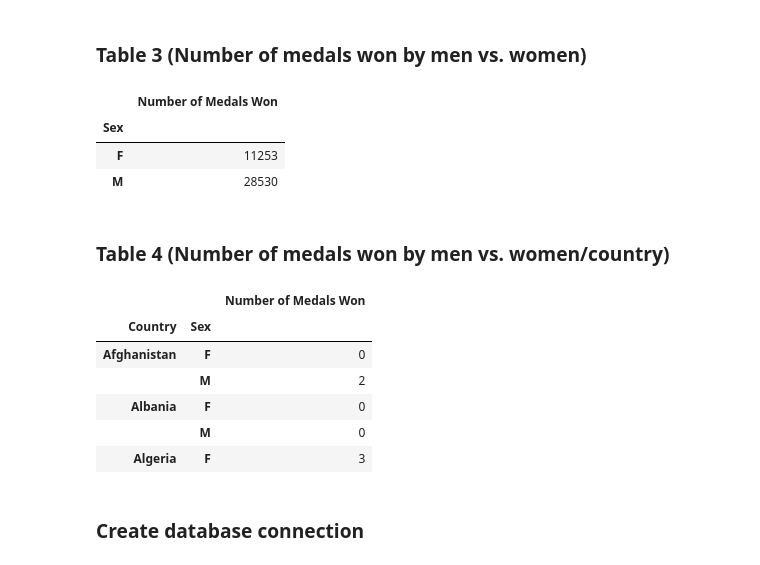
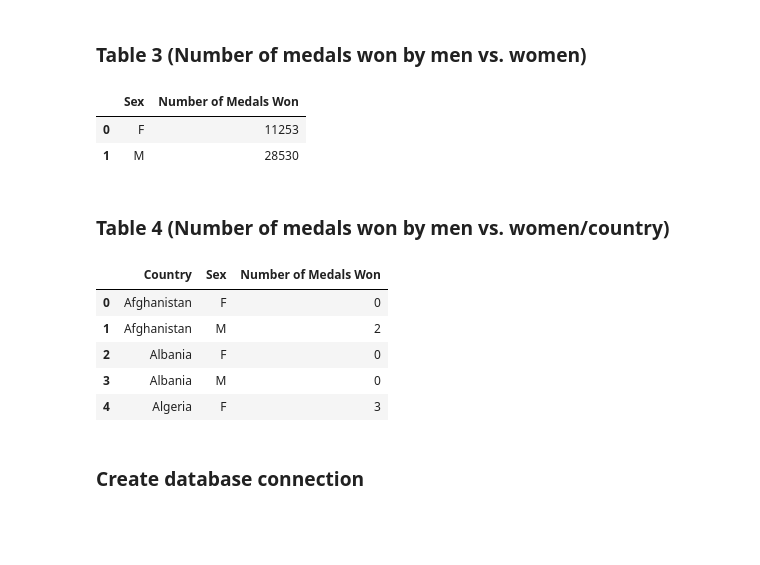
Before and after one commit to rohitrao1/Olympic-Performance-of-Second-and-Third-World-Countries, a Jupyter notebook: Olympics vs. Poverty.ipynb, the cells around one changed output. Drawn from its saved outputs; the diff is of its cells as text; code cells hidden in the pictures; blank space fills up the shorter version.

```diff
--- a/Olympics vs. Poverty.ipynb
+++ b/Olympics vs. Poverty.ipynb
@@ -186,26 +180,26 @@ gold_medals_df.head(15)
 by_gender = olympic_df.groupby("Sex")
 medals_won = by_gender["Medal"].count()
 agg_olympic_df4 = pd.DataFrame({"Number of Medals Won": medals_won})
+agg_olympic_df4 = agg_olympic_df4.reset_index()
 agg_olympic_df4.head()
 # %% [output]
-|  | Number of Medals Won |
-| Sex |  |
-| F | 11253 |
-| M | 28530 |
+|  | Sex | Number of Medals Won |
+| 0 | F | 11253 |
+| 1 | M | 28530 |
 # %% [markdown]
 ### Table 4 (Number of medals won by men vs. women/country)
 # %%
 by_country = olympic_df.groupby(["Country", "Sex"])
 medals_won = by_country["Medal"].count()
 agg_olympic_df3 = pd.DataFrame({"Number of Medals Won": medals_won})
+agg_olympic_df3 = agg_olympic_df3.reset_index()
 agg_olympic_df3.head()
 # %% [output]
-|  |  | Number of Medals Won |
-| Country | Sex |  |
-| Afghanistan | F | 0 |
-|  | M | 2 |
-| Albania | F | 0 |
-|  | M | 0 |
-| Algeria | F | 3 |
+|  | Country | Sex | Number of Medals Won |
+| 0 | Afghanistan | F | 0 |
+| 1 | Afghanistan | M | 2 |
+| 2 | Albania | F | 0 |
+| 3 | Albania | M | 0 |
+| 4 | Algeria | F | 3 |
 # %% [markdown]
 ### Create database connection
```
Also changed, not shown: parts of 8 cells of this notebook.
